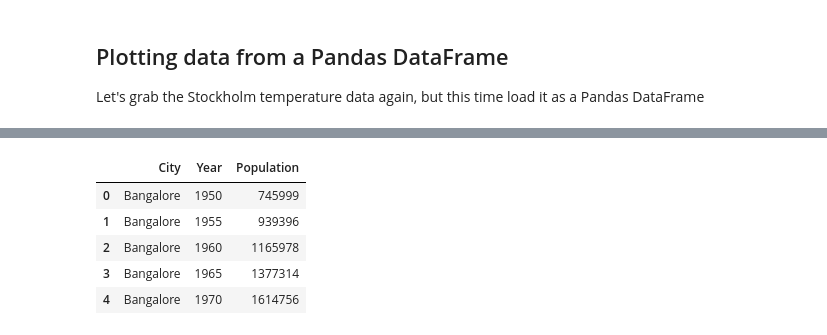
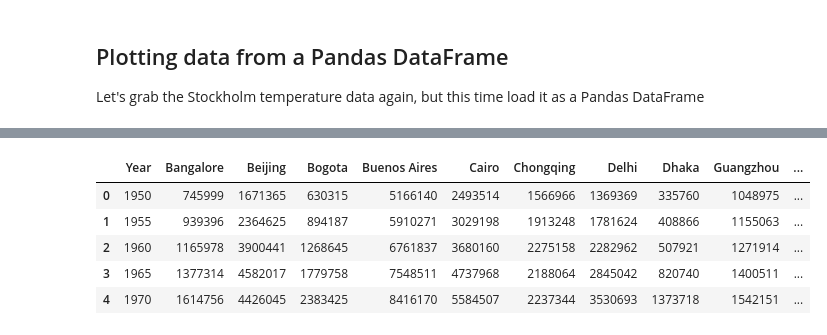
Before and after one commit to shaunmahony/BMMB554-2022, a Jupyter notebook: ipynb/matplotlib.ipynb, the cells around one changed output, grey strips where cells are left out. Saved outputs shown, nothing was run; the diff lists cells and outputs as text; code cells hidden in the pictures.

```diff
--- a/ipynb/matplotlib.ipynb
+++ b/ipynb/matplotlib.ipynb
@@ -56,14 +56,14 @@ Bangalore,1990,4042598
 # %%
 import numpy as np
 import pandas as pd
 
-data = pd.read_csv('city-populations.csv')
+cities = pd.read_csv('city-populations-reformat.csv')
 
-data.head()
+cities.head()
 # %% [output]
-|  | City | Year | Population |
-| 0 | Bangalore | 1950 | 745999 |
-| 1 | Bangalore | 1955 | 939396 |
-| 2 | Bangalore | 1960 | 1165978 |
-| 3 | Bangalore | 1965 | 1377314 |
-| 4 | Bangalore | 1970 | 1614756 |
+|  | Year | Bangalore | Beijing | Bogota | Buenos Aires | Cairo | Chongqing | Delhi | Dhaka | Guangzhou | ... |
+| 0 | 1950 | 745999 | 1671365 | 630315 | 5166140 | 2493514 | 1566966 | 1369369 | 335760 | 1048975 | ... |
+| 1 | 1955 | 939396 | 2364625 | 894187 | 5910271 | 3029198 | 1913248 | 1781624 | 408866 | 1155063 | ... |
+| 2 | 1960 | 1165978 | 3900441 | 1268645 | 6761837 | 3680160 | 2275158 | 2282962 | 507921 | 1271914 | ... |
+| 3 | 1965 | 1377314 | 4582017 | 1779758 | 7548511 | 4737968 | 2188064 | 2845042 | 820740 | 1400511 | ... |
+| 4 | 1970 | 1614756 | 4426045 | 2383425 | 8416170 | 5584507 | 2237344 | 3530693 | 1373718 | 1542151 | ... |
```
Also changed, not shown: parts of 49 cells of this notebook.
